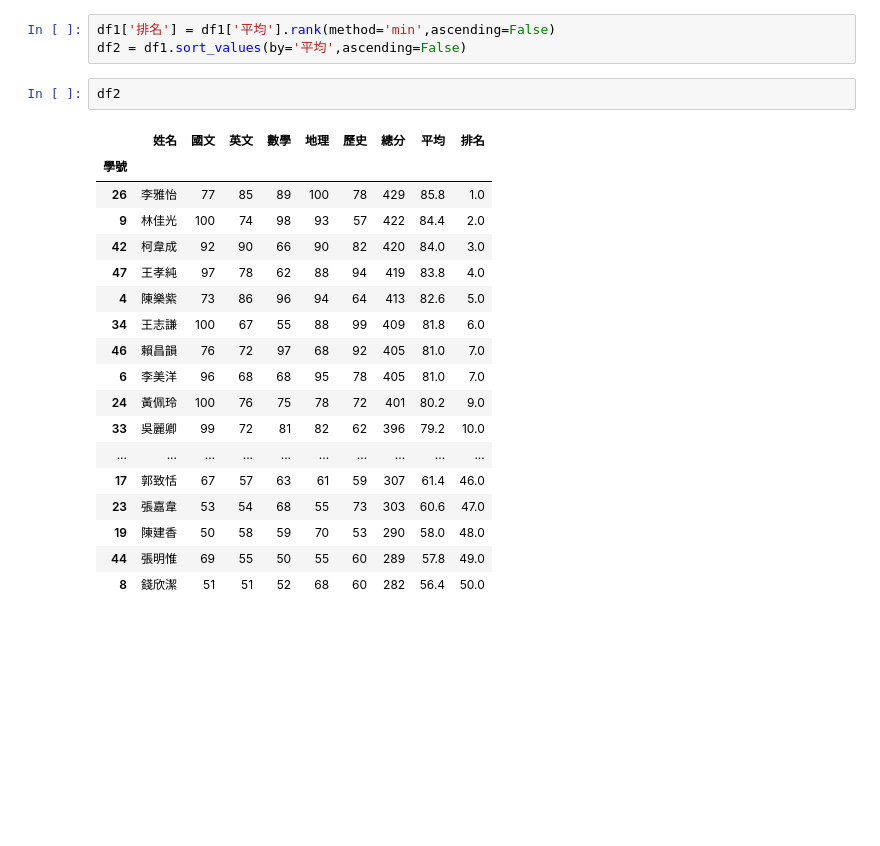
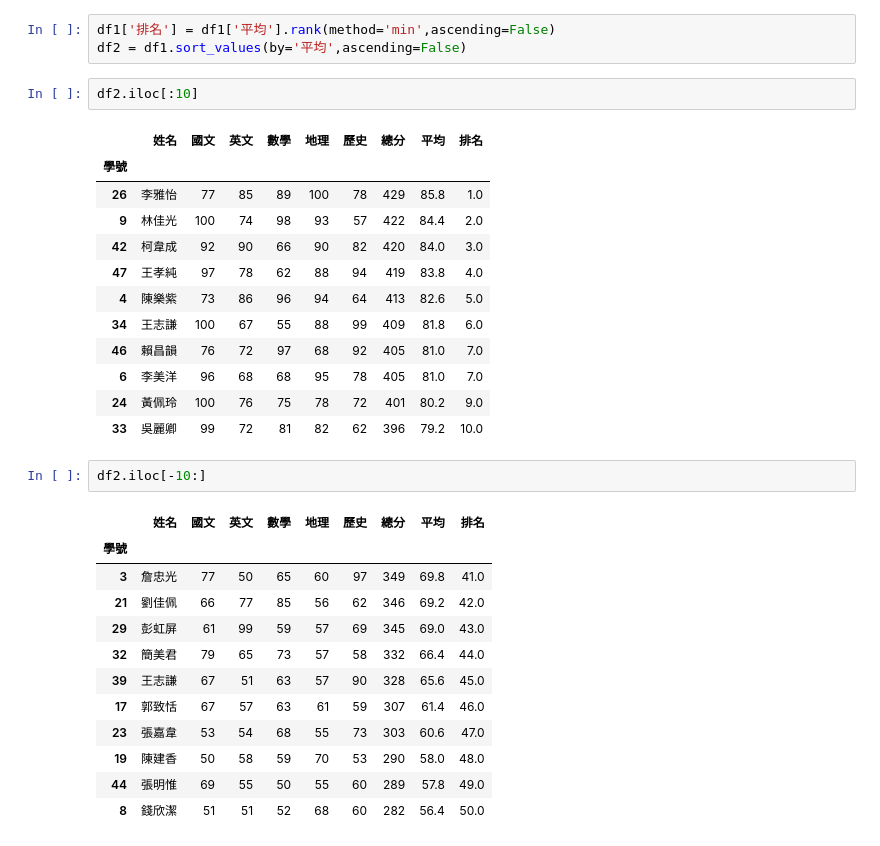
Before and after one commit to roberthsu2003/__2023_07_25__, a Jupyter notebook: lesson19_2.ipynb, the cells around one changed output. Cells and saved outputs as stored; diff of their text form; blank space fills up the shorter version.

```diff
--- a/lesson19_2.ipynb
+++ b/lesson19_2.ipynb
@@ -27,23 +27,32 @@ df1
 df1['排名'] = df1['平均'].rank(method='min',ascending=False)
 df2 = df1.sort_values(by='平均',ascending=False)
 # %%
-df2
+df2.iloc[:10]
 # %% [output]
 |  | 姓名 | 國文 | 英文 | 數學 | 地理 | 歷史 | 總分 | 平均 | 排名 |
 | 學號 |  |  |  |  |  |  |  |  |  |
 | 26 | 李雅怡 | 77 | 85 | 89 | 100 | 78 | 429 | 85.8 | 1.0 |
 | 9 | 林佳光 | 100 | 74 | 98 | 93 | 57 | 422 | 84.4 | 2.0 |
 | 42 | 柯韋成 | 92 | 90 | 66 | 90 | 82 | 420 | 84.0 | 3.0 |
 | 47 | 王孝純 | 97 | 78 | 62 | 88 | 94 | 419 | 83.8 | 4.0 |
 | 4 | 陳樂紫 | 73 | 86 | 96 | 94 | 64 | 413 | 82.6 | 5.0 |
 | 34 | 王志謙 | 100 | 67 | 55 | 88 | 99 | 409 | 81.8 | 6.0 |
 | 46 | 賴昌韻 | 76 | 72 | 97 | 68 | 92 | 405 | 81.0 | 7.0 |
 | 6 | 李美洋 | 96 | 68 | 68 | 95 | 78 | 405 | 81.0 | 7.0 |
 | 24 | 黃佩玲 | 100 | 76 | 75 | 78 | 72 | 401 | 80.2 | 9.0 |
 | 33 | 吳麗卿 | 99 | 72 | 81 | 82 | 62 | 396 | 79.2 | 10.0 |
-| ... | ... | ... | ... | ... | ... | ... | ... | ... | ... |
-| 17 | 郭致恬 | 67 | 57 | 63 | 61 | 59 | 307 | 61.4 | 46.0 |
-| 23 | 張嘉韋 | 53 | 54 | 68 | 55 | 73 | 303 | 60.6 | 47.0 |
-| 19 | 陳建香 | 50 | 58 | 59 | 70 | 53 | 290 | 58.0 | 48.0 |
-| 44 | 張明惟 | 69 | 55 | 50 | 55 | 60 | 289 | 57.8 | 49.0 |
-| 8 | 錢欣潔 | 51 | 51 | 52 | 68 | 60 | 282 | 56.4 | 50.0 |
+# %%
+df2.iloc[-10:]
+# %% [output]
+|  | 姓名 | 國文 | 英文 | 數學 | 地理 | 歷史 | 總分 | 平均 | 排名 |
+| 學號 |  |  |  |  |  |  |  |  |  |
+| 3 | 詹忠光 | 77 | 50 | 65 | 60 | 97 | 349 | 69.8 | 41.0 |
+| 21 | 劉佳佩 | 66 | 77 | 85 | 56 | 62 | 346 | 69.2 | 42.0 |
+| 29 | 彭虹屏 | 61 | 99 | 59 | 57 | 69 | 345 | 69.0 | 43.0 |
+| 32 | 簡美君 | 79 | 65 | 73 | 57 | 58 | 332 | 66.4 | 44.0 |
+| 39 | 王志謙 | 67 | 51 | 63 | 57 | 90 | 328 | 65.6 | 45.0 |
+| 17 | 郭致恬 | 67 | 57 | 63 | 61 | 59 | 307 | 61.4 | 46.0 |
+| 23 | 張嘉韋 | 53 | 54 | 68 | 55 | 73 | 303 | 60.6 | 47.0 |
+| 19 | 陳建香 | 50 | 58 | 59 | 70 | 53 | 290 | 58.0 | 48.0 |
+| 44 | 張明惟 | 69 | 55 | 50 | 55 | 60 | 289 | 57.8 | 49.0 |
+| 8 | 錢欣潔 | 51 | 51 | 52 | 68 | 60 | 282 | 56.4 | 50.0 |
```
Also changed, not shown: parts of 4 cells of this notebook.
